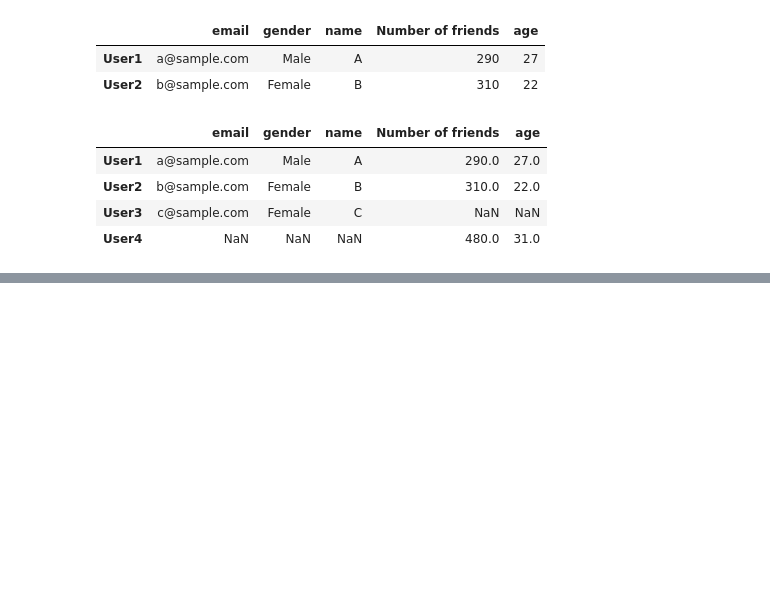
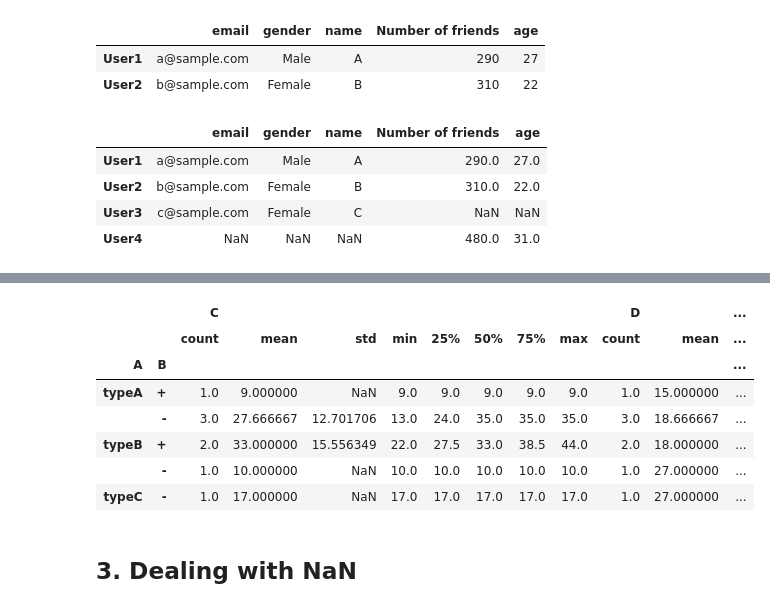
Before and after one commit to SeiyaKobayashi/PythonReview, a Jupyter notebook: pandas_Basics.ipynb, the cells around one changed output, grey strips where cells are left out. Cells and saved outputs as stored; diff of their text form; code cells hidden in the pictures; blank space fills up the shorter version.

```diff
--- a/pandas_Basics.ipynb
+++ b/pandas_Basics.ipynb
@@ -366,0 +370,5 @@ df_5.join(df_6, how='outer')
+# %%
+df_7 = pd.DataFrame({'A': ['typeA', 'typeB', 'typeA', 'typeA', 'typeC', 'typeB', 'typeA', 'typeB'],
+                     'B': ['+', '+', '-', '-','-', '+', '-', '-'],
+                     'C': np.random.randint(0, 50, 8),
+                     'D': np.random.randint(0, 50, 8)})
@@ -366,0 +405,2 @@ df_5.join(df_6, how='outer')
+# %%
+groups_2 = df_7.groupby(['A', 'B'])
@@ -366,0 +417,13 @@ df_5.join(df_6, how='outer')
+# %%
+groups_2.describe()
+# %% [output]
+|  |  | C |  |  |  |  |  |  |  | D |  | ... |
+|  |  | count | mean | std | min | 25% | 50% | 75% | max | count | mean | ... |
+| A | B |  |  |  |  |  |  |  |  |  |  | ... |
+| typeA | + | 1.0 | 9.000000 | NaN | 9.0 | 9.0 | 9.0 | 9.0 | 9.0 | 1.0 | 15.000000 | ... |
+|  | - | 3.0 | 27.666667 | 12.701706 | 13.0 | 24.0 | 35.0 | 35.0 | 35.0 | 3.0 | 18.666667 | ... |
+| typeB | + | 2.0 | 33.000000 | 15.556349 | 22.0 | 27.5 | 33.0 | 38.5 | 44.0 | 2.0 | 18.000000 | ... |
+|  | - | 1.0 | 10.000000 | NaN | 10.0 | 10.0 | 10.0 | 10.0 | 10.0 | 1.0 | 27.000000 | ... |
+| typeC | - | 1.0 | 17.000000 | NaN | 17.0 | 17.0 | 17.0 | 17.0 | 17.0 | 1.0 | 27.000000 | ... |
+# %% [markdown]
+## 3. Dealing with NaN
```
Also changed, not shown: parts of 24 cells of this notebook.
